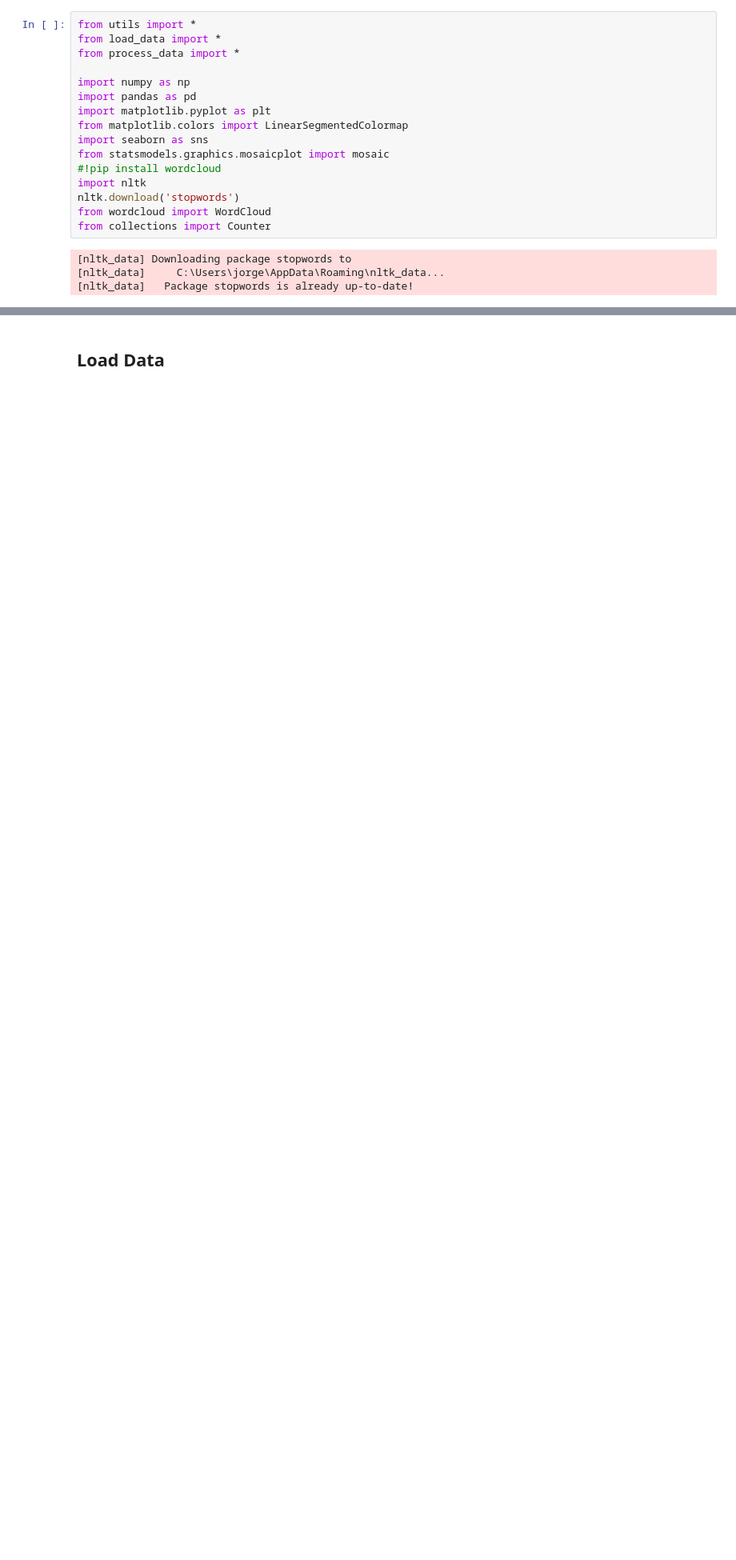
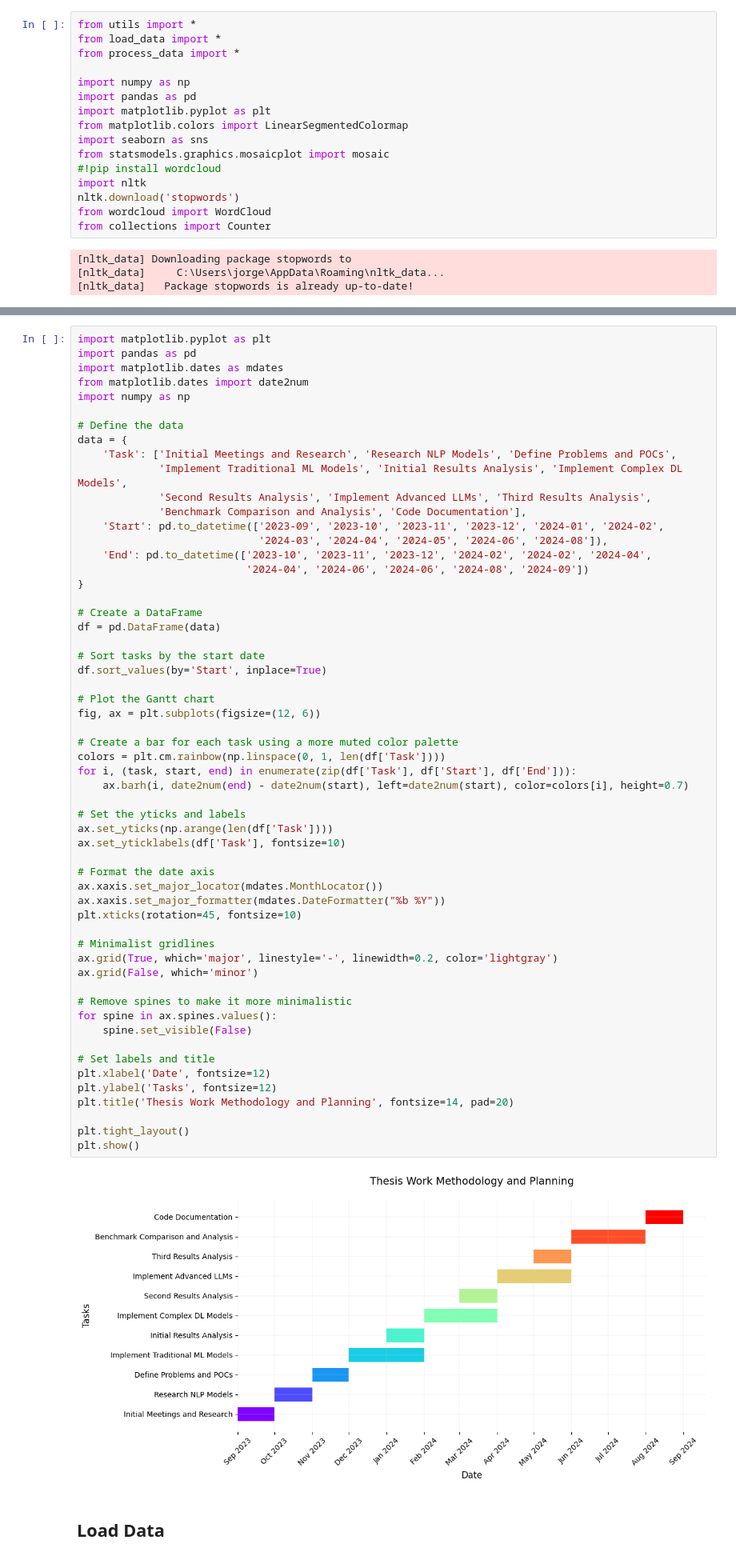
Before and after one commit to jorgegarcelan/HS-Detection-SeAcabo, a Jupyter notebook: MachineLearning/EDA.ipynb, the cells around one changed output, grey strips where cells are left out. Shown at 80% size. Cells and saved outputs as stored; diff of their text form; blank space fills up the shorter version.

Commit message:
Added gantt chart code

```diff
--- a/MachineLearning/EDA.ipynb
+++ b/MachineLearning/EDA.ipynb
@@ -25,3 +27,62 @@ from collections import Counter
+# %%
+import matplotlib.pyplot as plt
+import pandas as pd
+import matplotlib.dates as mdates
+from matplotlib.dates import date2num
+import numpy as np
+
+# Define the data
+data = {
+    'Task': ['Initial Meetings and Research', 'Research NLP Models', 'Define Problems and POCs',
+             'Implement Traditional ML Models', 'Initial Results Analysis', 'Implement Complex DL Models',
+             'Second Results Analysis', 'Implement Advanced LLMs', 'Third Results Analysis',
+             'Benchmark Comparison and Analysis', 'Code Documentation'],
+    'Start': pd.to_datetime(['2023-09', '2023-10', '2023-11', '2023-12', '2024-01', '2024-02',
+                             '2024-03', '2024-04', '2024-05', '2024-06', '2024-08']),
+    'End': pd.to_datetime(['2023-10', '2023-11', '2023-12', '2024-02', '2024-02', '2024-04',
+                           '2024-04', '2024-06', '2024-06', '2024-08', '2024-09'])
+}
+
+# Create a DataFrame
+df = pd.DataFrame(data)
+
+# Sort tasks by the start date
+df.sort_values(by='Start', inplace=True)
+
+# Plot the Gantt chart
+fig, ax = plt.subplots(figsize=(12, 6))
+
+# Create a bar for each task using a more muted color palette
+colors = plt.cm.rainbow(np.linspace(0, 1, len(df['Task'])))
+for i, (task, start, end) in enumerate(zip(df['Task'], df['Start'], df['End'])):
+    ax.barh(i, date2num(end) - date2num(start), left=date2num(start), color=colors[i], height=0.7)
+
+# Set the yticks and labels
+ax.set_yticks(np.arange(len(df['Task'])))
+ax.set_yticklabels(df['Task'], fontsize=10)
+
+# Format the date axis
+ax.xaxis.set_major_locator(mdates.MonthLocator())
+ax.xaxis.set_major_formatter(mdates.DateFormatter("%b %Y"))
+plt.xticks(rotation=45, fontsize=10)
+
+# Minimalist gridlines
+ax.grid(True, which='major', linestyle='-', linewidth=0.2, color='lightgray')
+ax.grid(False, which='minor')
+
+# Remove spines to make it more minimalistic
+for spine in ax.spines.values():
+    spine.set_visible(False)
+
+# Set labels and title
+plt.xlabel('Date', fontsize=12)
+plt.ylabel('Tasks', fontsize=12)
+plt.title('Thesis Work Methodology and Planning', fontsize=14, pad=20)
+
+plt.tight_layout()
+plt.show()
+# %% [output]
+[figure, added]
 # %% [markdown]
 ## Load Data
 # %%
```
Also changed, not shown: parts of 1 cell of this notebook.
